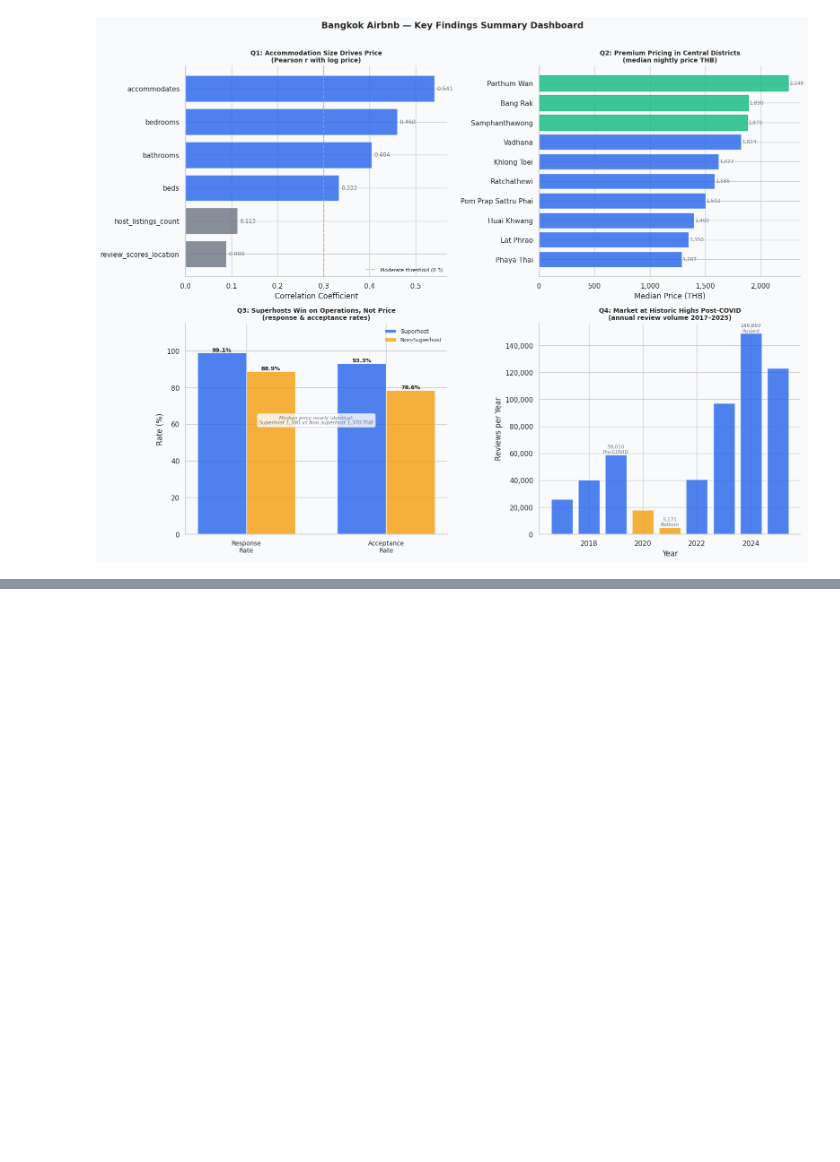
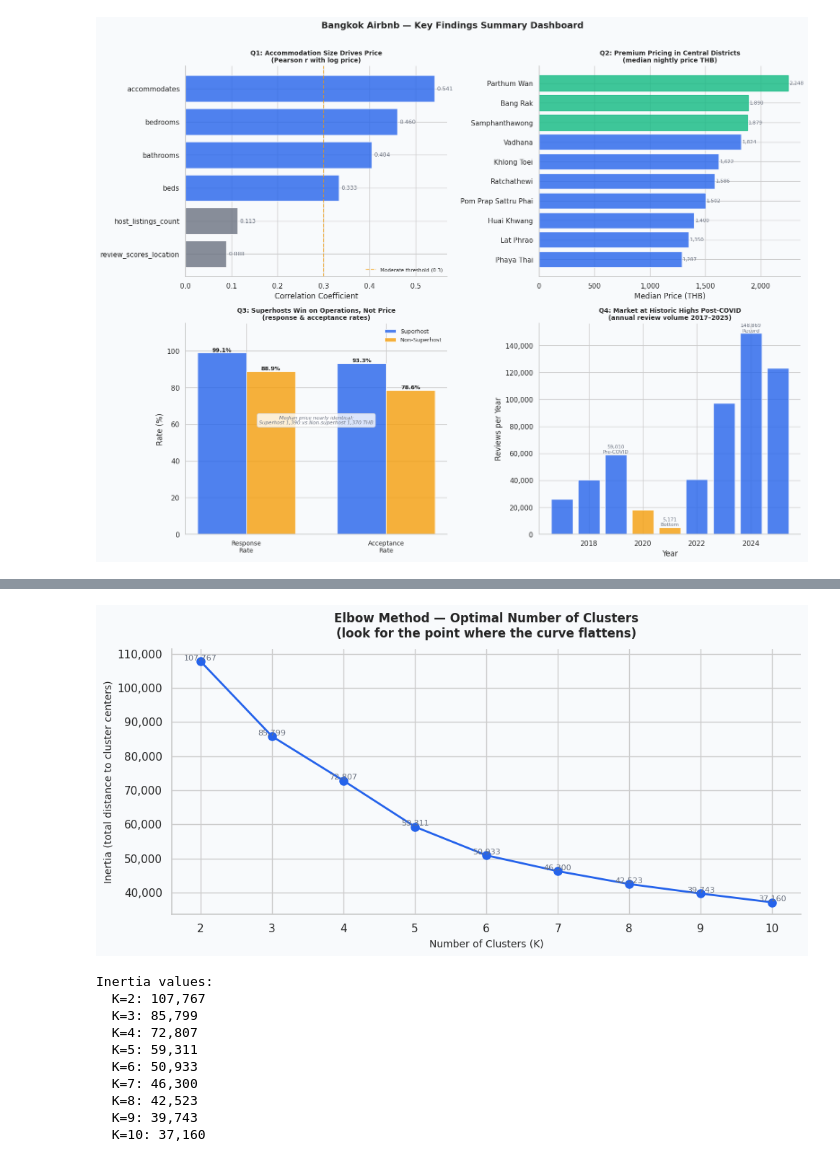
Before and after one commit to taghoutii/airbnb-eda, a Jupyter notebook: notebooks/01_eda.ipynb, the cells around one changed output, grey strips where cells are left out. Drawn from its saved outputs; the diff is of its cells as text; code cells hidden in the pictures; blank space fills up the shorter version.

Commit message:
Section 8: K-Means clustering

```diff
--- a/notebooks/01_eda.ipynb
+++ b/notebooks/01_eda.ipynb
@@ -2002,0 +2075,14 @@ already constrained.
+# %%
+# Scale all features to mean=0, std=1
+# K-Means uses Euclidean distance — without scaling, price (100–50,000)
+# would completely dominate accommodates (1–16) and clustering would
+# essentially just be sorting by price
+scaler = StandardScaler()
+scaled_features = scaler.fit_transform(cluster_df)
+
+# Verify scaling worked
+scaled_df = pd.DataFrame(scaled_features, columns=cluster_df.columns)
+print("Mean of each feature after scaling (should be ~0):")
+print(scaled_df.mean().round(4))
+print("\nStd of each feature after scaling (should be ~1):")
+print(scaled_df.std().round(4))
@@ -2002,0 +2107,48 @@ already constrained.
+# %%
+# Elbow method — find optimal K
+# Inertia = sum of squared distances from each point to its cluster center
+# We look for the "elbow" where adding more clusters stops helping significantly
+
+inertia_values = []
+k_range = range(2, 11)
+
+for k in k_range:
+    kmeans = KMeans(n_clusters=k, random_state=42, n_init=10)
+    kmeans.fit(scaled_features)
+    inertia_values.append(kmeans.inertia_)
+
+fig, ax = plt.subplots(figsize=(10, 5))
+
+ax.plot(k_range, inertia_values,
+        color=COLORS['primary'], linewidth=2, marker='o', markersize=8)
+
+# Annotate each point with its inertia value
+for k, inertia in zip(k_range, inertia_values):
+    ax.text(k, inertia + 300, f'{inertia:,.0f}',
+            ha='center', fontsize=8, color=COLORS['neutral'])
+
+ax.set_title('Elbow Method — Optimal Number of Clusters\n(look for the point where the curve flattens)',
+             fontsize=12, fontweight='bold', pad=12)
+ax.set_xlabel('Number of Clusters (K)', fontsize=10)
+ax.set_ylabel('Inertia (total distance to cluster centers)', fontsize=10)
+ax.set_xticks(k_range)
+ax.yaxis.set_major_formatter(ticker.FuncFormatter(lambda x, _: f'{x:,.0f}'))
+
+plt.tight_layout()
+plt.show()
+
+print("Inertia values:")
+for k, inertia in zip(k_range, inertia_values):
+    print(f"  K={k}: {inertia:,.0f}")
+# %% [output]
+[figure, added]
+Inertia values:
+  K=2: 107,767
+  K=3: 85,799
+  K=4: 72,807
+  K=5: 59,311
+  K=6: 50,933
+  K=7: 46,300
+  K=8: 42,523
+  K=9: 39,743
+  K=10: 37,160
```
Also changed, not shown: parts of 13 cells of this notebook.
